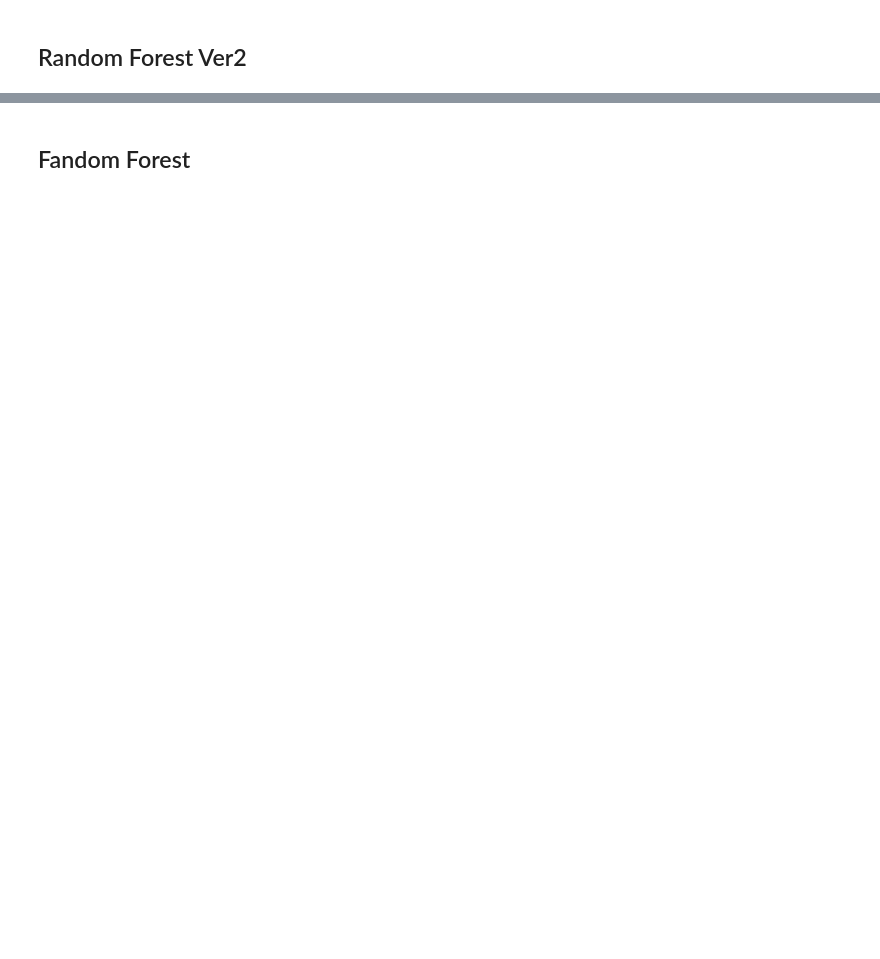
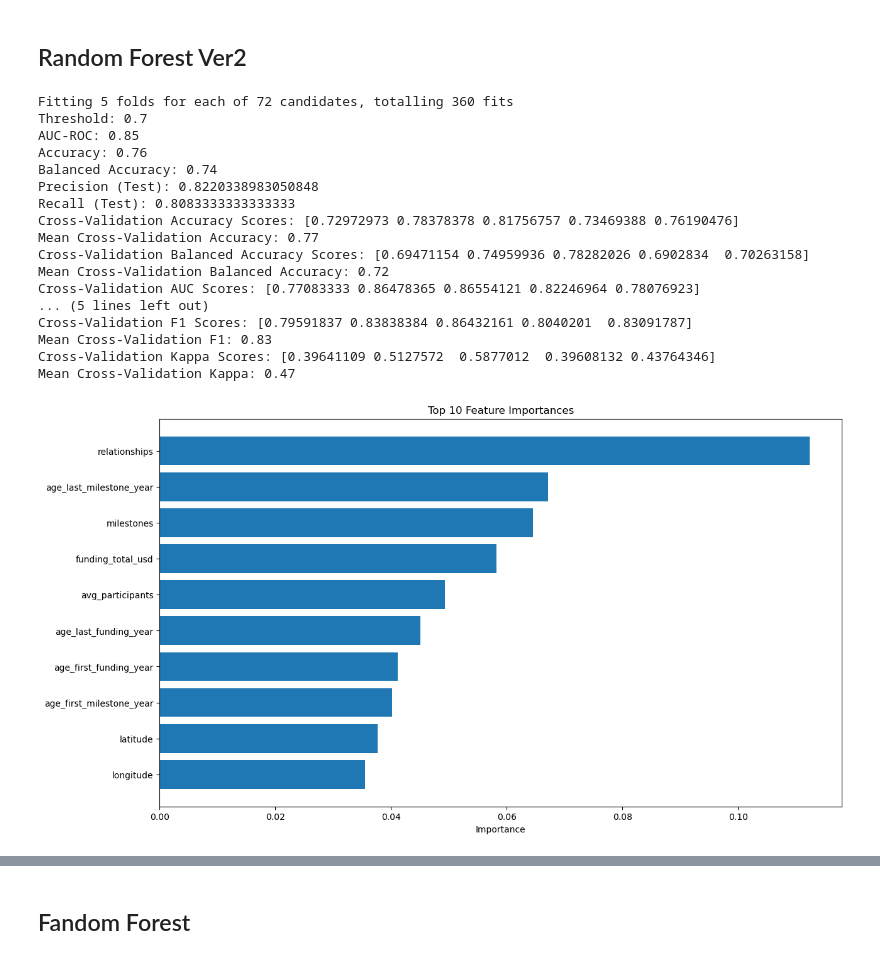
Before and after one commit to MayaVB/Applied_DS_Project, a Jupyter notebook: notebooks/main (13).ipynb, the cells around one changed output, grey strips where cells are left out. Saved outputs shown, nothing was run; the diff lists cells and outputs as text; code cells hidden in the pictures; blank space fills up the shorter version.

```diff
--- a/notebooks/main (13).ipynb
+++ b/notebooks/main (13).ipynb
@@ -231,8 +271,29 @@ plot_auc_roc_curve(y_test, xgb_prob, model_name='XG-Boost')
 # %%
 rfv2_clf = train_rfv2_model(X_train, y_train)
 rfv2_pred, rfv2_prob = predict_model(rfv2_clf, X_test)
 metrics['RandomForestV2'] = evaluate_model(y_test, rfv2_pred, rfv2_prob)
-cv_results_rfv2, scoring_rfv2 = perform_cross_validation(rfv2_clf, X_train, y_train, n_splits=5, random_state=random_state)
+
+cv_results_rfv2 = perform_cross_validation(rfv2_clf, X_train, y_train, n_splits=5, random_state=random_state)
+metrics['RandomForestV2']['Kappa'] = round(cv_results_rfv2['test_kappa'].mean(), 2)
 
 plot_feature_importances(rfv2_clf, feature_names=X.columns, num_of_features=10)
 plot_auc_roc_curve(y_test, rfv2_prob, model_name='randomForestV2')
+# %% [output]
+Fitting 5 folds for each of 72 candidates, totalling 360 fits
+Threshold: 0.7
+AUC-ROC: 0.85
+Accuracy: 0.76
+Balanced Accuracy: 0.74
+Precision (Test): 0.8220338983050848
+Recall (Test): 0.8083333333333333
+Cross-Validation Accuracy Scores: [0.72972973 0.78378378 0.81756757 0.73469388 0.76190476]
+Mean Cross-Validation Accuracy: 0.77
+Cross-Validation Balanced Accuracy Scores: [0.69471154 0.74959936 0.78282026 0.6902834  0.70263158]
+Mean Cross-Validation Balanced Accuracy: 0.72
+Cross-Validation AUC Scores: [0.77083333 0.86478365 0.86554121 0.82246964 0.78076923]
+... (5 lines left out)
+Cross-Validation F1 Scores: [0.79591837 0.83838384 0.86432161 0.8040201  0.83091787]
+Mean Cross-Validation F1: 0.83
+Cross-Validation Kappa Scores: [0.39641109 0.5127572  0.5877012  0.39608132 0.43764346]
+Mean Cross-Validation Kappa: 0.47
+[figure, added]
```
Also changed, not shown: parts of 21 cells of this notebook.
